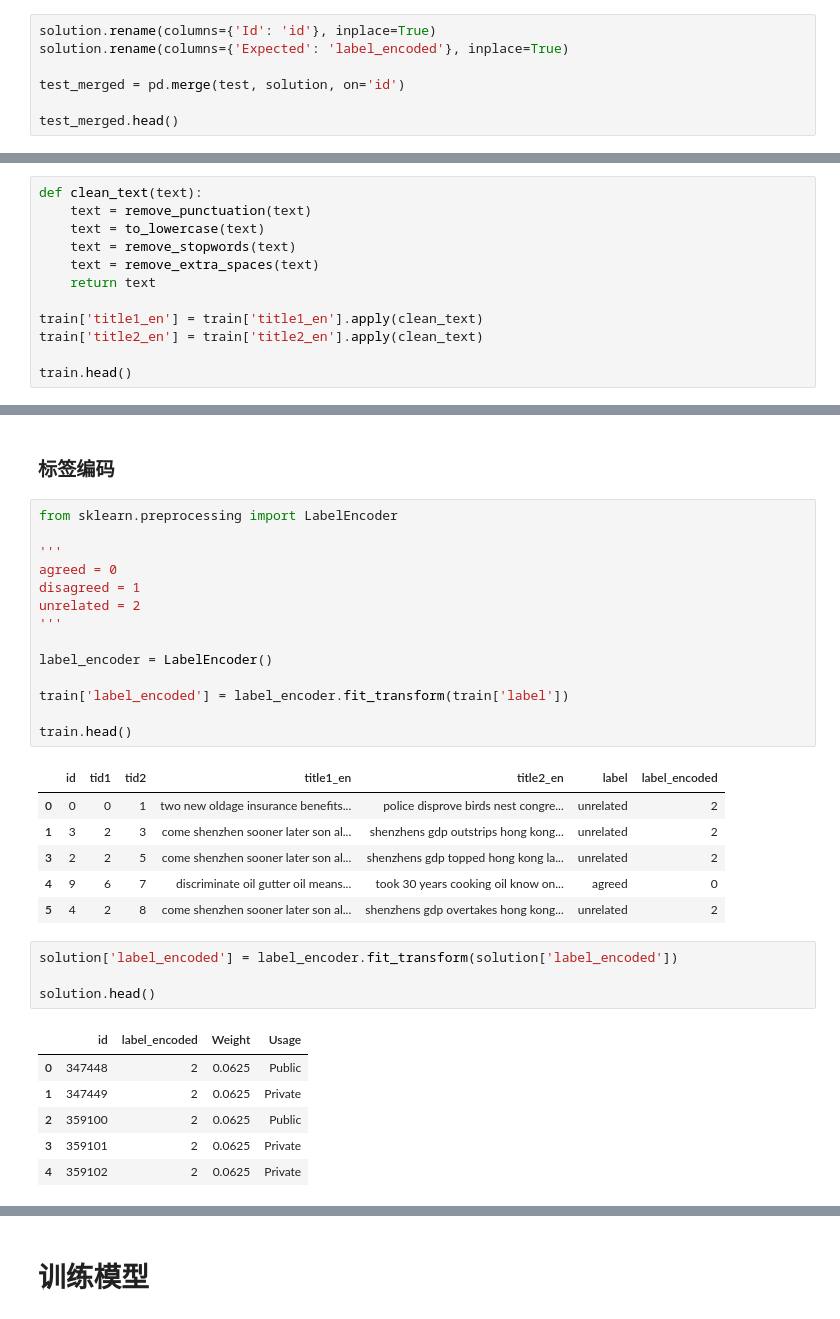
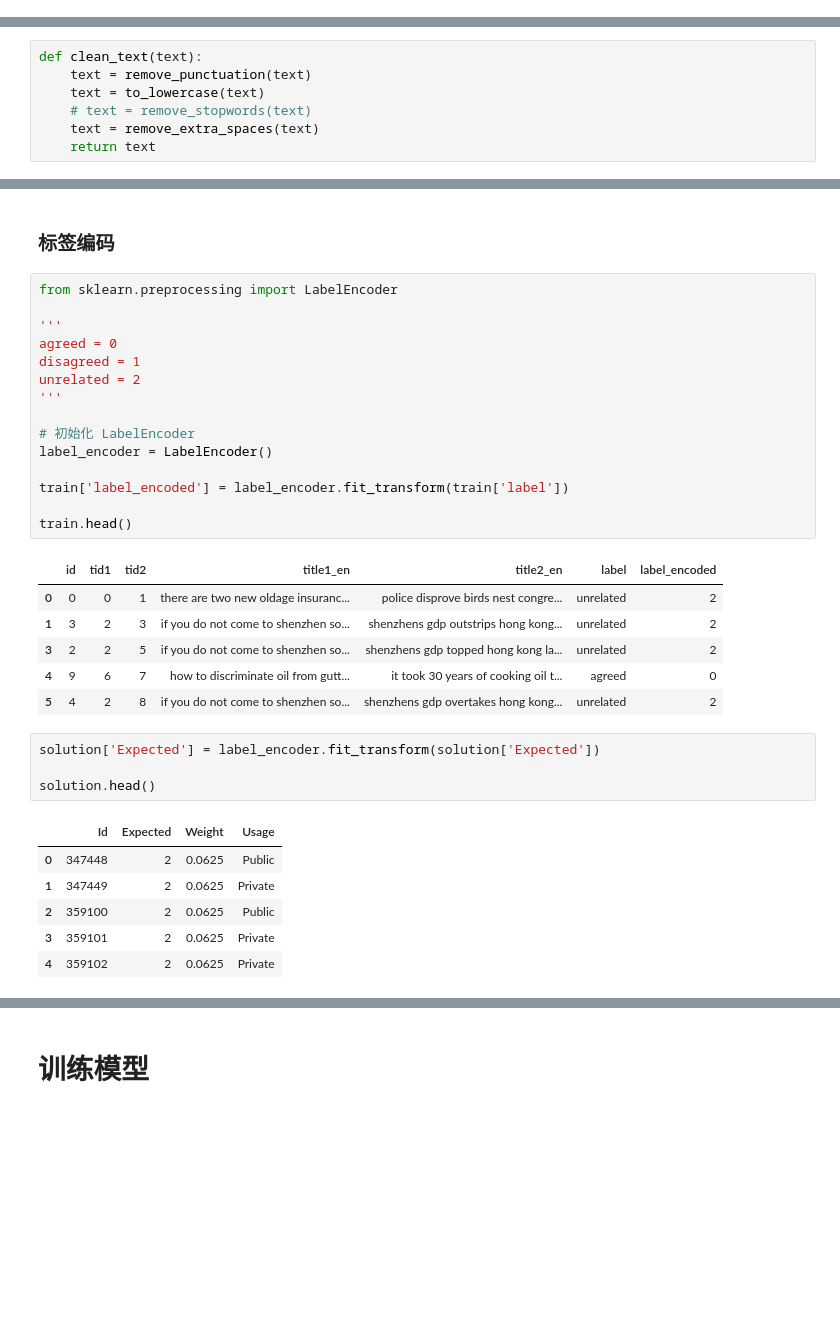
Before and after one commit to Douglas2oo/Transformer-Paddle, a Jupyter notebook: transformer_train.ipynb, the cells around one changed output, grey strips where cells are left out. Saved outputs shown, nothing was run; the diff lists cells and outputs as text; blank space fills up the shorter version.

```diff
--- a/transformer_train.ipynb
+++ b/transformer_train.ipynb
@@ -40,7 +52,0 @@ test.head()
-# %%
-solution.rename(columns={'Id': 'id'}, inplace=True)
-solution.rename(columns={'Expected': 'label_encoded'}, inplace=True)
-
-test_merged = pd.merge(test, solution, on='id')
-
-test_merged.head()
@@ -142,11 +150,6 @@ def remove_extra_spaces(text):
 def clean_text(text):
     text = remove_punctuation(text)
     text = to_lowercase(text)
-    text = remove_stopwords(text)
+    # text = remove_stopwords(text)
     text = remove_extra_spaces(text)
     return text
-
-train['title1_en'] = train['title1_en'].apply(clean_text)
-train['title2_en'] = train['title2_en'].apply(clean_text)
-
-train.head()
@@ -180,6 +190,7 @@ disagreed = 1
 unrelated = 2
 '''
 
+# 初始化 LabelEncoder
 label_encoder = LabelEncoder()
 
 train['label_encoded'] = label_encoder.fit_transform(train['label'])
@@ -187,17 +198,17 @@ train['label_encoded'] = label_encoder.fit_transform(train['label'])
 train.head()
 # %% [output]
 |  | id | tid1 | tid2 | title1_en | title2_en | label | label_encoded |
-| 0 | 0 | 0 | 1 | two new oldage insurance benefits... | police disprove birds nest congre... | unrelated | 2 |
-| 1 | 3 | 2 | 3 | come shenzhen sooner later son al... | shenzhens gdp outstrips hong kong... | unrelated | 2 |
-| 3 | 2 | 2 | 5 | come shenzhen sooner later son al... | shenzhens gdp topped hong kong la... | unrelated | 2 |
-| 4 | 9 | 6 | 7 | discriminate oil gutter oil means... | took 30 years cooking oil know on... | agreed | 0 |
-| 5 | 4 | 2 | 8 | come shenzhen sooner later son al... | shenzhens gdp overtakes hong kong... | unrelated | 2 |
+| 0 | 0 | 0 | 1 | there are two new oldage insuranc... | police disprove birds nest congre... | unrelated | 2 |
+| 1 | 3 | 2 | 3 | if you do not come to shenzhen so... | shenzhens gdp outstrips hong kong... | unrelated | 2 |
+| 3 | 2 | 2 | 5 | if you do not come to shenzhen so... | shenzhens gdp topped hong kong la... | unrelated | 2 |
+| 4 | 9 | 6 | 7 | how to discriminate oil from gutt... | it took 30 years of cooking oil t... | agreed | 0 |
+| 5 | 4 | 2 | 8 | if you do not come to shenzhen so... | shenzhens gdp overtakes hong kong... | unrelated | 2 |
 # %%
-solution['label_encoded'] = label_encoder.fit_transform(solution['label_encoded'])
+solution['Expected'] = label_encoder.fit_transform(solution['Expected'])
 
 solution.head()
 # %% [output]
-|  | id | label_encoded | Weight | Usage |
+|  | Id | Expected | Weight | Usage |
 | 0 | 347448 | 2 | 0.0625 | Public |
 | 1 | 347449 | 2 | 0.0625 | Private |
 | 2 | 359100 | 2 | 0.0625 | Public |
```
Also changed, not shown: parts of 66 cells of this notebook.
